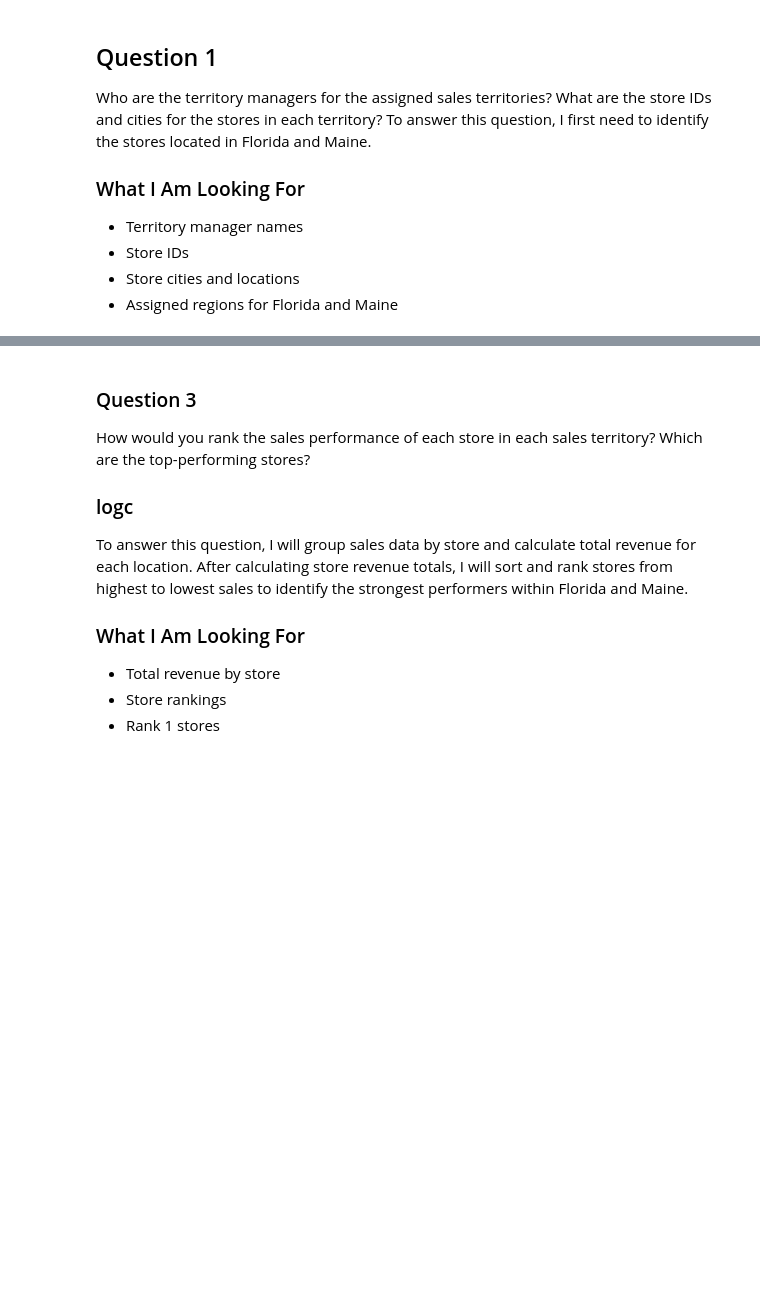
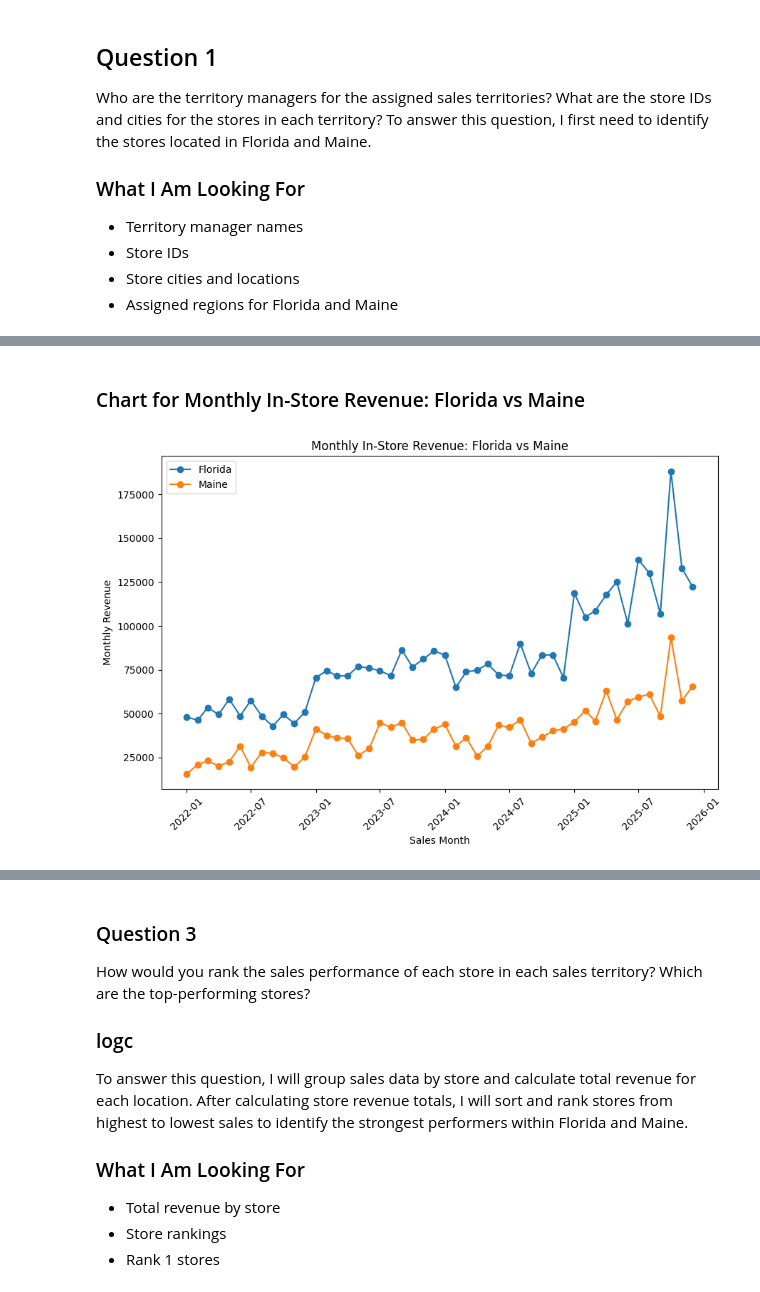
Before and after one commit to kalie-on/Capstone_2, a Jupyter notebook: Caleb_sales_analysis.ipynb, the cells around one changed output, grey strips where cells are left out. Cells and saved outputs as stored; diff of their text form; code cells hidden in the pictures; blank space fills up the shorter version.

```diff
--- a/Caleb_sales_analysis.ipynb
+++ b/Caleb_sales_analysis.ipynb
@@ -170,0 +203,12 @@ memory usage: 12.8 MB
+# %%
+# merge() combines two DataFrames.
+# on="Store ID" means both tables share Store ID.
+# how="inner" keeps matching rows only.
+
+sales_with_store = df_sales.merge(
+    assigned_stores,
+    on="Store ID",
+    how="inner"
+)
+
+sales_with_store.head(3)
@@ -189,0 +285,43 @@ To answer this question, I first need to use the merge dataframe in Q1 above so
+# %% [markdown]
+### Chart for Monthly In-Store Revenue: Florida vs Maine
+# %%
+
+# plt.figure() = creates chart size.
+# figsize=(12,6) = chart width and height.
+# for = loops through Florida and Maine.
+# plt.plot() = creates a line chart.
+# marker="o" = adds dots on each point.
+# label= = creates legend labels.
+# plt.title() = chart title.
+# plt.xlabel() = x-axis label.
+# plt.ylabel() = y-axis label.
+# plt.legend() = shows territory labels.
+# plt.xticks(rotation=45) = rotates dates.
+# plt.tight_layout() = improves spacing.
+# plt.show() = displays the chart.
+
+plt.figure(figsize=(9,6))
+
+for state in territories:
+
+    state_data = monthly_revenue[
+        monthly_revenue["State"] == state
+    ]
+
+    plt.plot(
+        state_data["Sales Month"],
+        state_data["Monthly Revenue"],
+        marker="o",
+        label=state
+    )
+
+plt.title( "Monthly In-Store Revenue: Florida vs Maine")
+
+plt.xlabel( "Sales Month")
+plt.ylabel("Monthly Revenue")
+plt.legend()
+plt.xticks(rotation=45)
+plt.tight_layout()
+plt.show()
+# %% [output]
+[figure, added]
```
Also changed, not shown: parts of 28 cells of this notebook.
